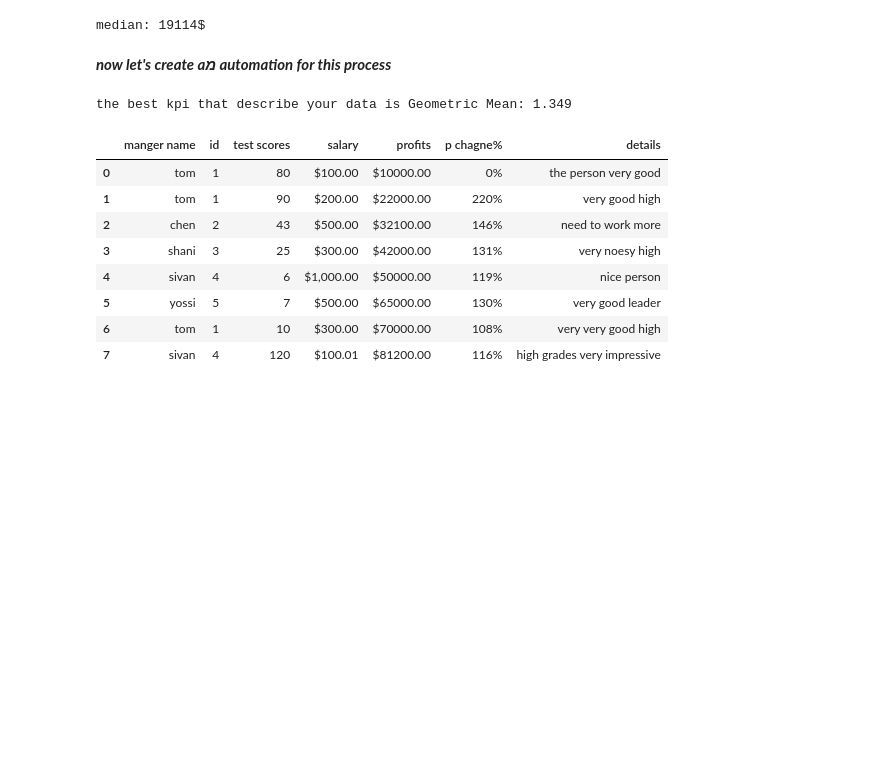
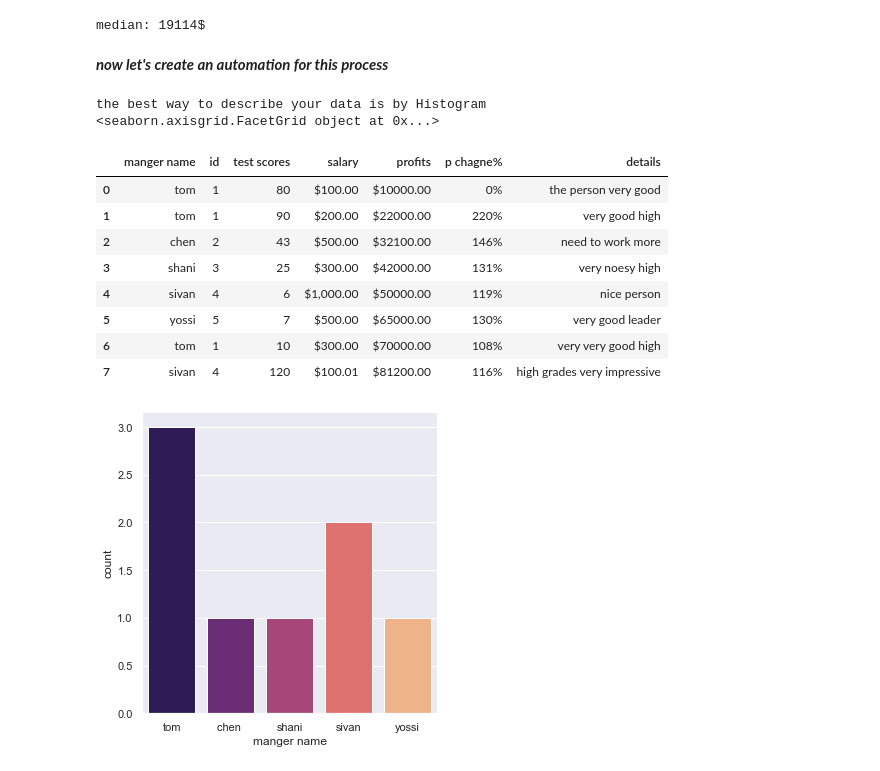
Before and after one commit to TomerHason/Tomer-Projects, a Jupyter notebook: Statistics/Descriptive Statistics.ipynb, the cells around one changed output. Saved outputs shown, nothing was run; the diff lists cells and outputs as text; code cells hidden in the pictures; blank space fills up the shorter version.

```diff
--- a/Math/Descriptive Statistics.ipynb
+++ b/Statistics/Descriptive Statistics.ipynb
@@ -20,7 +20,7 @@ from IPython.core.display import display, HTML
 # %% [markdown]
 ***Next, we need a dataset to work with.***
 # %%
-df = pd.read_excel("MOCK_DATA.xlsx")
+df = pd.read_excel("DataSets/MOCK_DATA.xlsx")
 
 df.head(5) # Let's display the first 5 rows of DataFrame.
 # %% [output]
@@ -93,7 +93,7 @@ print("median: " + str(int(df["Salary"].median())) + "$")
 # %% [output]
 median: 19114$
 # %% [markdown]
-***now let's create aמ automation for this process***
+***now let's create an automation for this process***
 # %%
 def remove_column_outliers(columnName,df):
 
@@ -219,33 +219,35 @@ def top_analyst(columnName,df):
             if user ==  1:
                 df = clean_dollar(df)
                 df = df.loc[1:] / 100
                 return "the best kpi that describe your data is Geometric Mean: "+ str(round(stats.gmean(df)[0],3))
             else:
                 df = clean_dollar(df)
                 trim = str(round(stats.trim_mean(df, 0.25)[0],2))
                 return "the best kpi that describe your data is Trim Mean: " + trim +"%"
         else:
             if len(df[columnName][0]) > 18:
                 print("the best way to describe your data is by Word Cloud: ")
                 return OurWordCloud(df[columnName])
             else:
                print("the best way to describe your data is by Histogram")
                return sns.catplot(x = columnName,kind = "count",palette= "magma",data = df)
 
 
-df = pd.read_excel("test.xlsx")
+df = pd.read_excel("DataSets/test.xlsx")
 
-print(top_analyst("profits",df))
+print(top_analyst("manger name",df))
 
 df.head(10)
 # %% [output]
-the best kpi that describe your data is Geometric Mean: 1.349
+the best way to describe your data is by Histogram
+<seaborn.axisgrid.FacetGrid object at 0x...>
 |  | manger name | id | test scores | salary | profits | p chagne% | details |
 | 0 | tom | 1 | 80 | $100.00 | $10000.00 | 0% | the person very good |
 | 1 | tom | 1 | 90 | $200.00 | $22000.00 | 220% | very good high |
 | 2 | chen | 2 | 43 | $500.00 | $32100.00 | 146% | need to work more |
 | 3 | shani | 3 | 25 | $300.00 | $42000.00 | 131% | very noesy high |
 | 4 | sivan | 4 | 6 | $1,000.00 | $50000.00 | 119% | nice person |
 | 5 | yossi | 5 | 7 | $500.00 | $65000.00 | 130% | very good leader |
 | 6 | tom | 1 | 10 | $300.00 | $70000.00 | 108% | very very good high |
 | 7 | sivan | 4 | 120 | $100.01 | $81200.00 | 116% | high grades very impressive |
+[figure, added]
```
Also changed, not shown: 34 other files.
